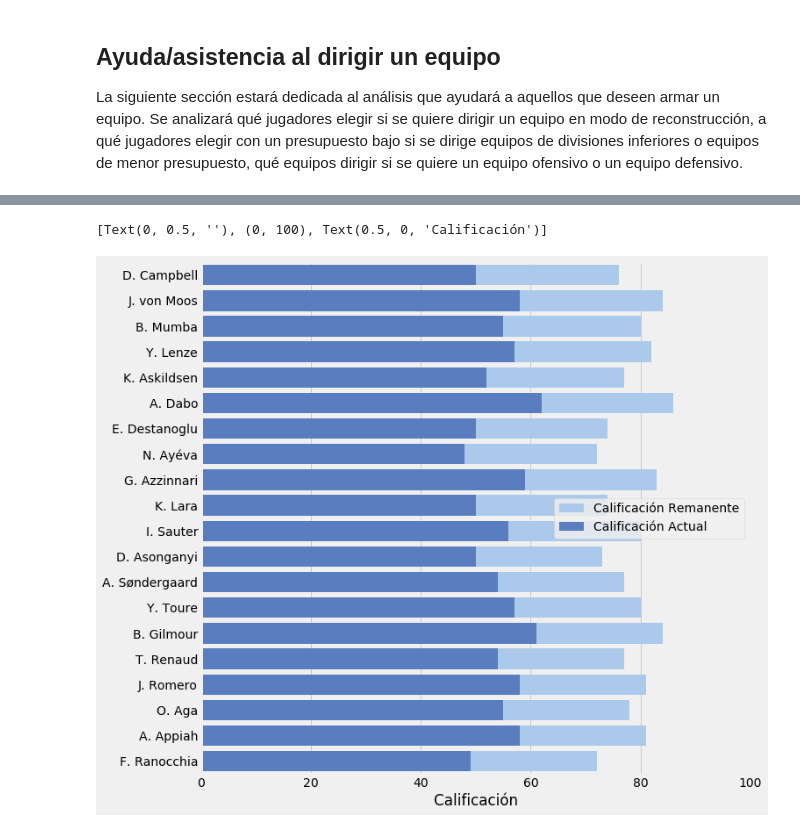
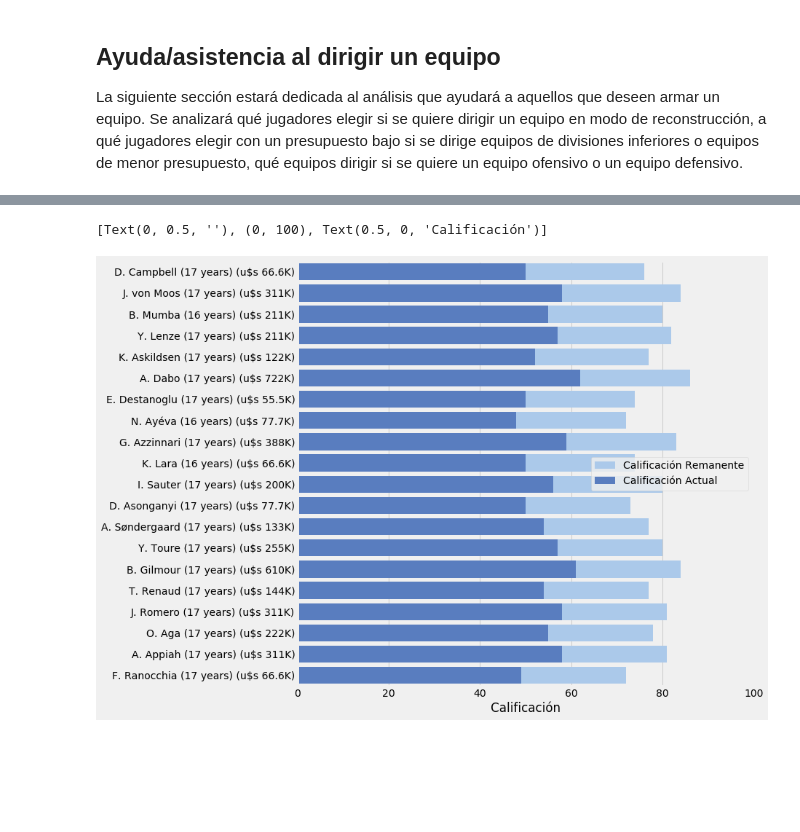
Before and after one commit to raulcarlomagno/dmuba-especializacion-futbol, a Jupyter notebook: main.ipynb, the cells around one changed output, grey strips where cells are left out. Cells and saved outputs as stored; diff of their text form; code cells hidden in the pictures; blank space fills up the shorter version.

```diff
--- a/main.ipynb
+++ b/main.ipynb
@@ -627,5 +639,7 @@ df_growing_room['RoomToGrow'] = df_growing_room['Potential'] - df_growing_room['
 df_growing_room['OverallPlusRoomToGrow'] = df_growing_room['RoomToGrow'] + df_growing_room['Overall']
 df_growing_room = df_growing_room.sort_values(by=['RoomToGrow'], ascending=False)[['Name', 'Value', 'Overall', 'Age', 'RoomToGrow', 'Position', 'OverallPlusRoomToGrow']]
 df_growing_room = df_growing_room.head(20)
+#df_growing_room = df_growing_room.sort_values(by=['Overall'], ascending=False)
+df_growing_room['NameAgeValue'] = df_growing_room.agg(lambda x: f"{x['Name']} ({x['Age']} years) (u$s {human_format(x['Value'])})", axis=1)
 df_growing_room
 # %% [output]
@@ -650,26 +664,26 @@ df_growing_room
 # %%
 # Initialize the matplotlib figure
 f, ax = plt.subplots(figsize=(10, 10))
 
 
 # Plot the crashes where alcohol was involved
 sns.set_color_codes("pastel")
 sns.barplot(x="OverallPlusRoomToGrow", y="Name", data=df_growing_room,
             label="Calificación Remanente", color="b")
 
 # Plot the total crashes
 sns.set_color_codes("muted")
-sns.barplot(x="Overall", y="Name", data=df_growing_room,
+sns.barplot(x="Overall", y="NameAgeValue", data=df_growing_room,
             label="Calificación Actual", color="b")
 
 #for index, row in df_growing_room.iterrows():
     #ax.annotate(row['Name'], row['Overall'])
 #    g.text(row['Name'],row.Overall, round(row.OverallPlusRoomToGrow,2), color='black', ha="center")
 
 # Add a legend and informative axis label
 ax.legend(ncol=1, loc="right")
 ax.set(xlim=(0, 100), ylabel="",  xlabel="Calificación")
 #sns.despine(left=True, bottom=True)
 # %% [output]
 [Text(0, 0.5, ''), (0, 100), Text(0.5, 0, 'Calificación')]
-[figure, old version]
+[figure, new version]
```
Also changed, not shown: parts of 9 cells of this notebook.
